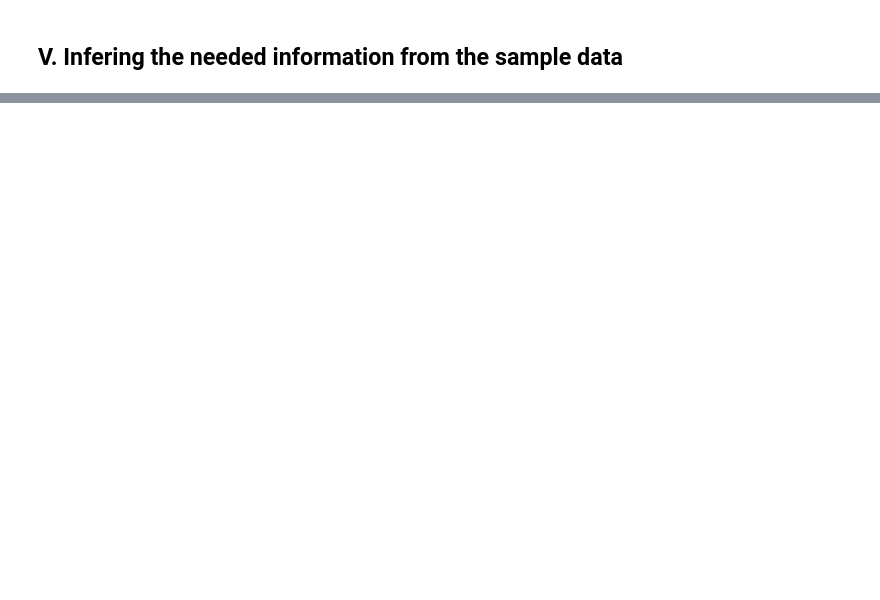
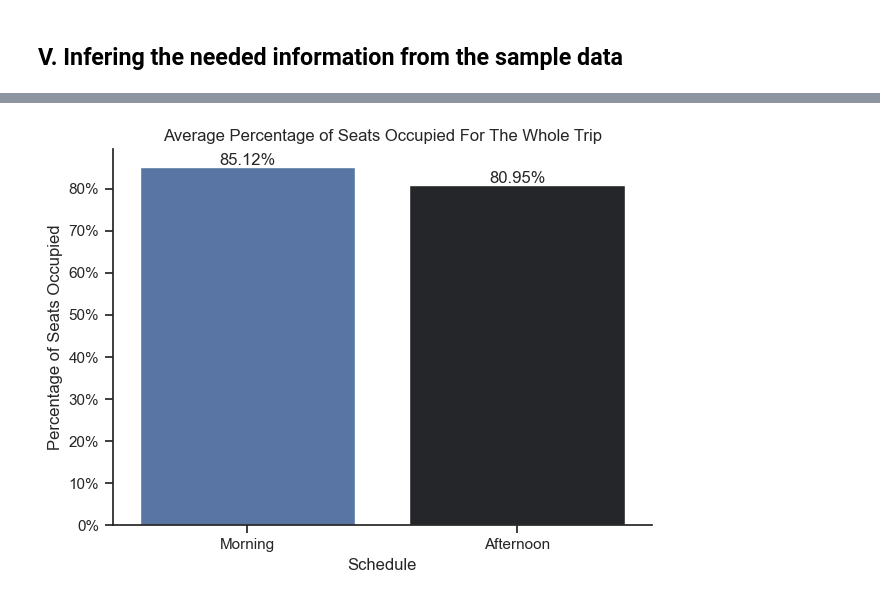
Before and after one commit to JLGAfrica/Python_Projects, a Jupyter notebook: Samples/2_Efficient_Transportation_v2.ipynb, the cells around one changed output, grey strips where cells are left out. Saved outputs shown, nothing was run; the diff lists cells and outputs as text; code cells hidden in the pictures; blank space fills up the shorter version.

```diff
--- a/Samples/2_Efficient_Transportation_v2.ipynb
+++ b/Samples/2_Efficient_Transportation_v2.ipynb
@@ -501,0 +616,27 @@ record_by_vehicle[0]
+# %%
+morning_schedule = cleaned_df[cleaned_df['vehicle_id'] < 32]
+afternoon_schedule = cleaned_df[(cleaned_df['vehicle_id'] > 31)]
+
+morning_schedule_average = morning_schedule['current_capacity_percentage'].mean()
+afternoon_schedule_average = afternoon_schedule['current_capacity_percentage'].mean()
+
+average_capacity = {
+    'Schedule': ['Morning', 'Afternoon'],
+    'Average Capacity': [morning_schedule_average, afternoon_schedule_average]
+}
+average_capacity =pd.DataFrame(average_capacity)
+# %%
+sns.set_theme(style = 'ticks')
+sns.barplot(data = average_capacity, x = 'Schedule', y = 'Average Capacity', hue = 'Average Capacity', palette = 'dark:b', legend = False)
+sns.despine()
+plt.xlabel('Schedule')
+plt.ylabel('Percentage of Seats Occupied')
+plt.title('Average Percentage of Seats Occupied For The Whole Trip')
+plt.gca().yaxis.set_major_formatter(mticker.PercentFormatter(1))
+
+for i, value in enumerate(average_capacity['Average Capacity'].values.tolist()):
+    plt.text(i, value + 0.005, f'{round(value * 100, 2)}%', ha = 'center')
+
+plt.tight_layout()
+# %% [output]
+[figure, added]
```
Also changed, not shown: parts of 19 cells of this notebook, 2 other files.
